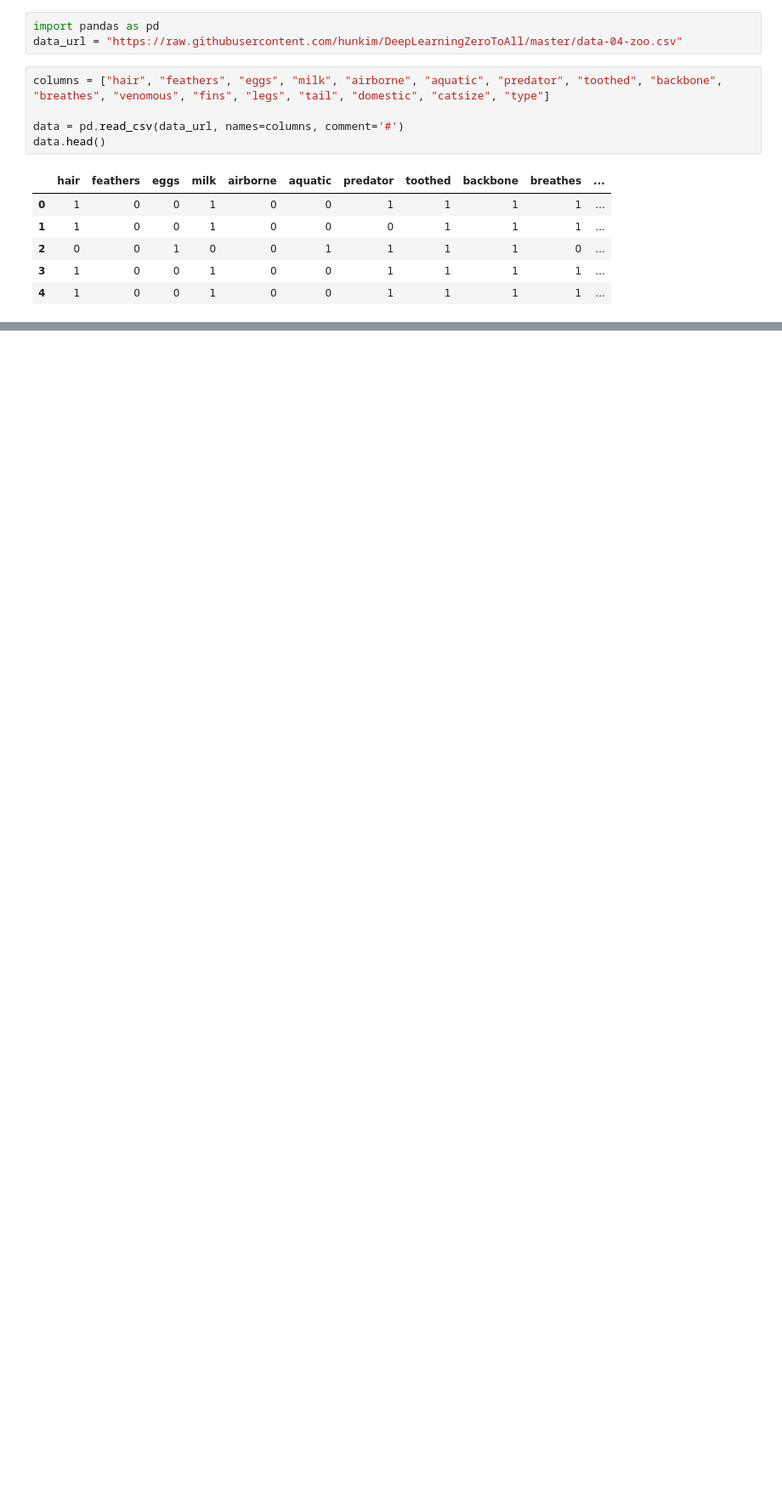
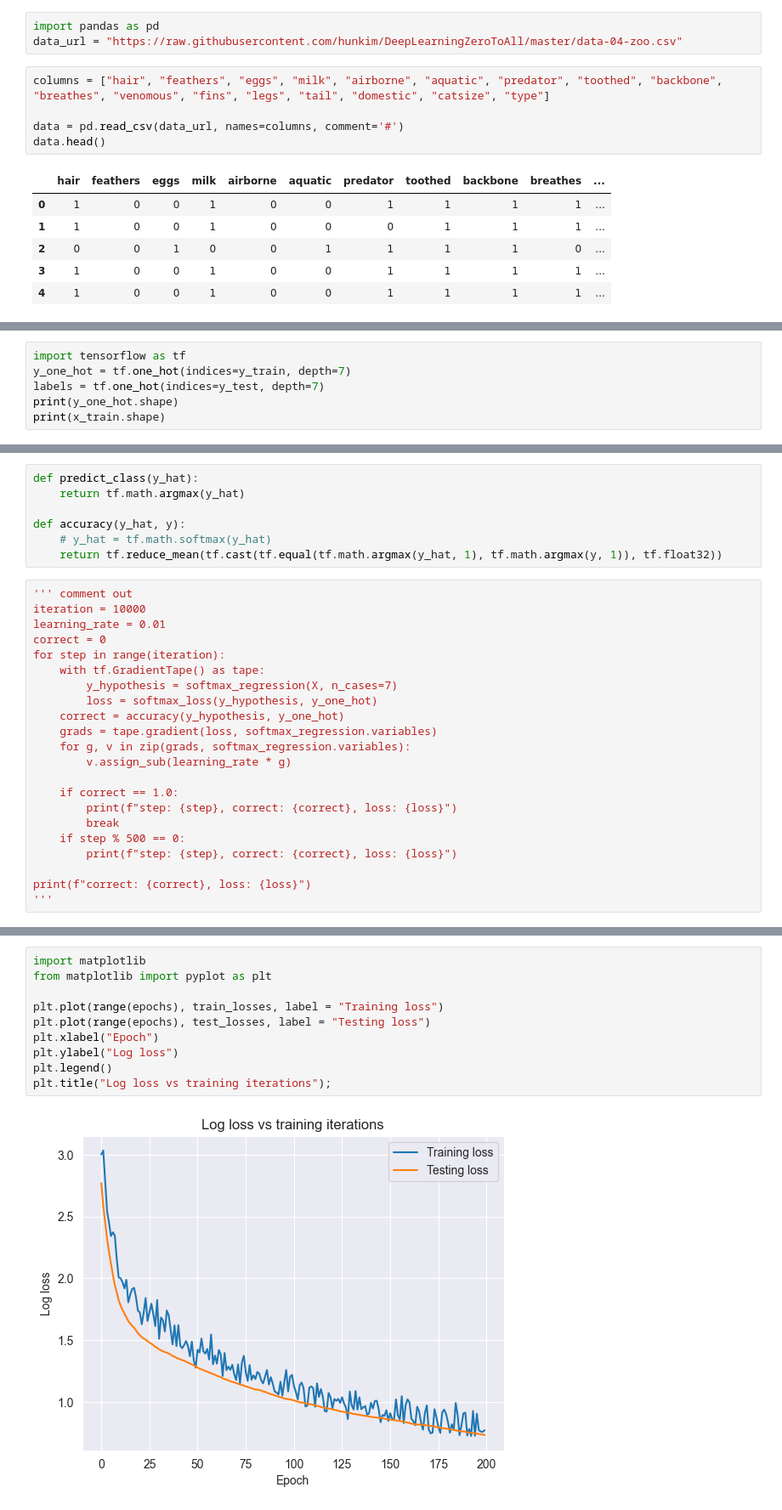
Before and after one commit to blueskywalker/tensorflow-notebooks, a Jupyter notebook: zoo-classification.ipynb, the cells around one changed output, grey strips where cells are left out. Shown: that part at 85% size. Cells and saved outputs as stored; diff of their text form; blank space fills up the shorter version.

```diff
--- a/zoo-classification.ipynb
+++ b/zoo-classification.ipynb
@@ -15,0 +21,6 @@ data.head()
+# %%
+import tensorflow as tf
+y_one_hot = tf.one_hot(indices=y_train, depth=7)
+labels = tf.one_hot(indices=y_test, depth=7)
+print(y_one_hot.shape)
+print(x_train.shape)
@@ -15,0 +81,29 @@ data.head()
+# %%
+def predict_class(y_hat):
+    return tf.math.argmax(y_hat)
+
+def accuracy(y_hat, y):
+    # y_hat = tf.math.softmax(y_hat)
+    return tf.reduce_mean(tf.cast(tf.equal(tf.math.argmax(y_hat, 1), tf.math.argmax(y, 1)), tf.float32))
+# %%
+''' comment out
+iteration = 10000
+learning_rate = 0.01
+correct = 0
+for step in range(iteration):
+    with tf.GradientTape() as tape:
+        y_hypothesis = softmax_regression(X, n_cases=7)
+        loss = softmax_loss(y_hypothesis, y_one_hot)
+    correct = accuracy(y_hypothesis, y_one_hot)
+    grads = tape.gradient(loss, softmax_regression.variables)
+    for g, v in zip(grads, softmax_regression.variables):
+        v.assign_sub(learning_rate * g)
+
+    if correct == 1.0:
+        print(f"step: {step}, correct: {correct}, loss: {loss}")
+        break
+    if step % 500 == 0:
+        print(f"step: {step}, correct: {correct}, loss: {loss}")
+
+print(f"correct: {correct}, loss: {loss}")
+'''
@@ -15,0 +167,12 @@ data.head()
+# %%
+import matplotlib
+from matplotlib import pyplot as plt
+
+plt.plot(range(epochs), train_losses, label = "Training loss")
+plt.plot(range(epochs), test_losses, label = "Testing loss")
+plt.xlabel("Epoch")
+plt.ylabel("Log loss")
+plt.legend()
+plt.title("Log loss vs training iterations");
+# %% [output]
+[figure, added]
```
Also changed, not shown: parts of 7 cells of this notebook, 14 other files.
